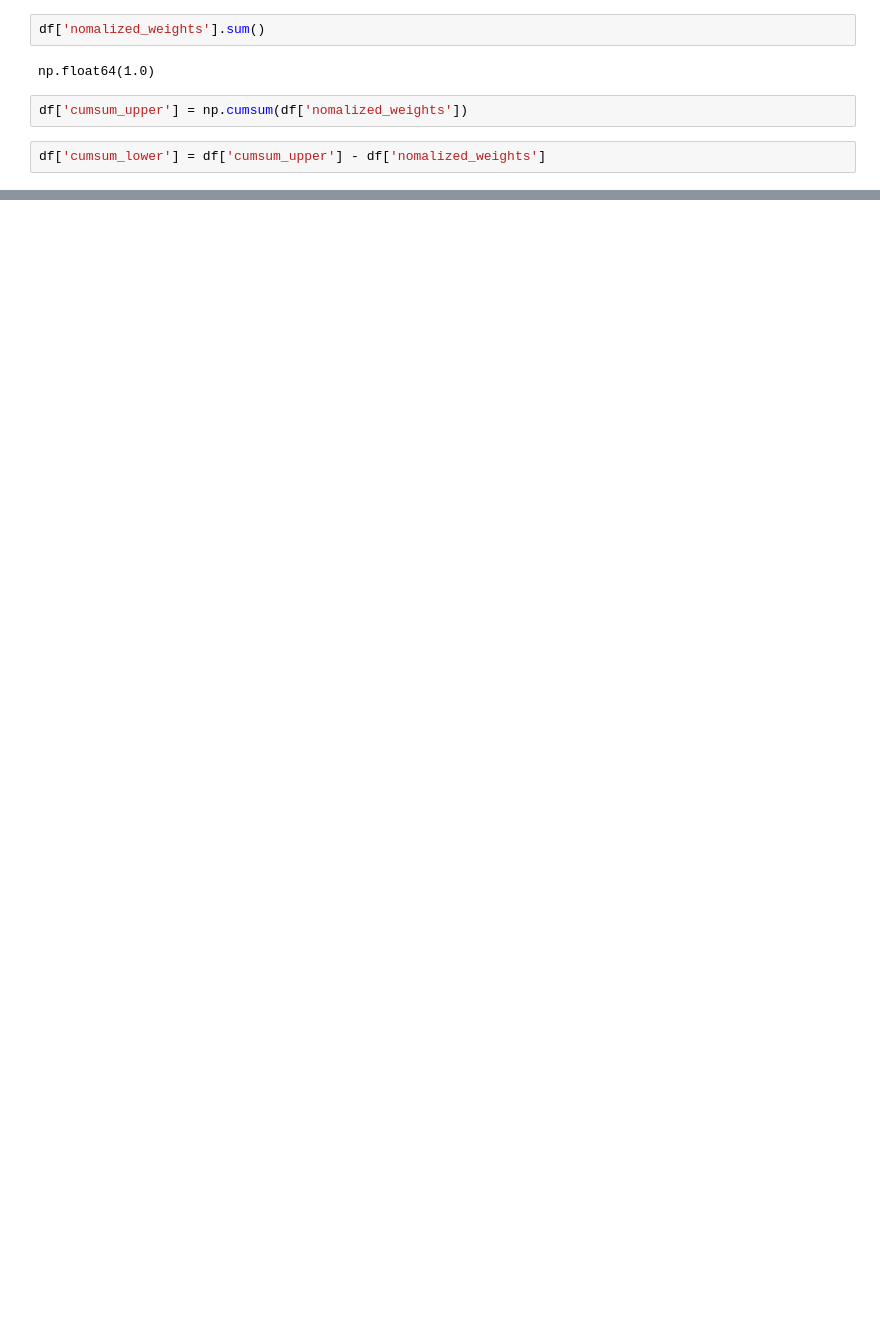
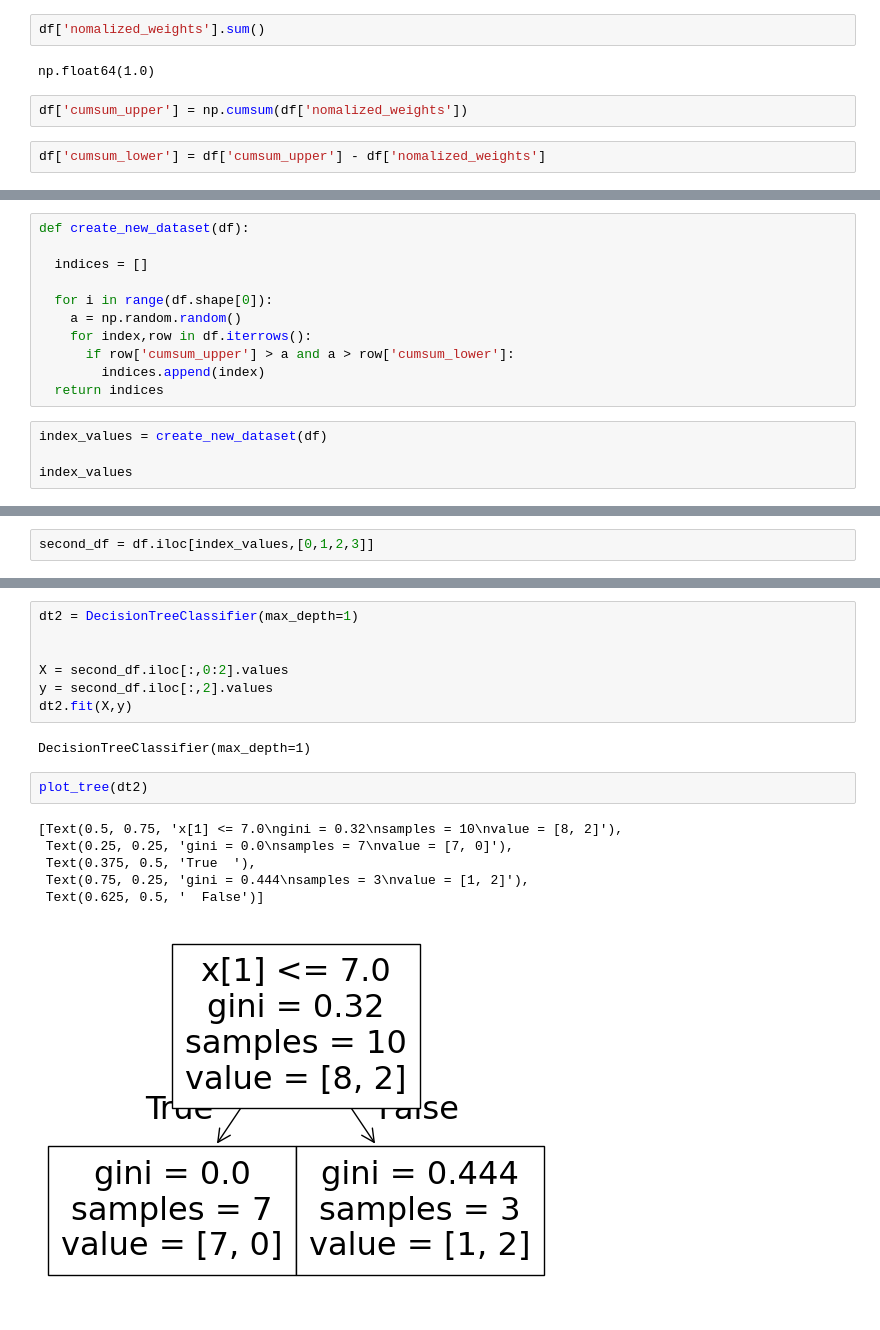
Before and after one commit to ipartzix/AI-ML-ENGINEERING-JOURNEY, a Jupyter notebook: 03_Machine_Learning/04_Core_Algorithms/01_Supervised_Learning/05_Ensemble_Basics/03_Boosting/01_Adaboost/adaboost_scratch.ipynb, the cells around one changed output, grey strips where cells are left out. Saved outputs shown, nothing was run; the diff lists cells and outputs as text; blank space fills up the shorter version.

```diff
--- a/03_Machine_Learning/04_Core_Algorithms/01_Supervised_Learning/05_Ensemble_Basics/03_Boosting/01_Adaboost/adaboost_scratch.ipynb
+++ b/03_Machine_Learning/04_Core_Algorithms/01_Supervised_Learning/05_Ensemble_Basics/03_Boosting/01_Adaboost/adaboost_scratch.ipynb
@@ -169 +169,16 @@ df[['X1','X2','label','weights','y_pred','updated_weights','cumsum_lower','cumsu
 | 9 | 9 | 2 | 0 | 0.1 | 0 | 0.065508 | 0.928525 | 1.000000 |
+# %%
+def create_new_dataset(df):
+
+  indices = []
+
+  for i in range(df.shape[0]):
+    a = np.random.random()
+    for index,row in df.iterrows():
+      if row['cumsum_upper'] > a and a > row['cumsum_lower']:
+        indices.append(index)
+  return indices
+# %%
+index_values = create_new_dataset(df)
+
+index_values
@@ -169,0 +187,2 @@ df[['X1','X2','label','weights','y_pred','updated_weights','cumsum_lower','cumsu
+# %%
+second_df = df.iloc[index_values,[0,1,2,3]]
@@ -169,0 +203,18 @@ df[['X1','X2','label','weights','y_pred','updated_weights','cumsum_lower','cumsu
+# %%
+dt2 = DecisionTreeClassifier(max_depth=1)
+
+
+X = second_df.iloc[:,0:2].values
+y = second_df.iloc[:,2].values
+dt2.fit(X,y)
+# %% [output]
+DecisionTreeClassifier(max_depth=1)
+# %%
+plot_tree(dt2)
+# %% [output]
+[Text(0.5, 0.75, 'x[1] <= 7.0\ngini = 0.32\nsamples = 10\nvalue = [8, 2]'),
+ Text(0.25, 0.25, 'gini = 0.0\nsamples = 7\nvalue = [7, 0]'),
+ Text(0.375, 0.5, 'True  '),
+ Text(0.75, 0.25, 'gini = 0.444\nsamples = 3\nvalue = [1, 2]'),
+ Text(0.625, 0.5, '  False')]
+[figure, added]
```
Also changed, not shown: parts of 24 cells of this notebook.
